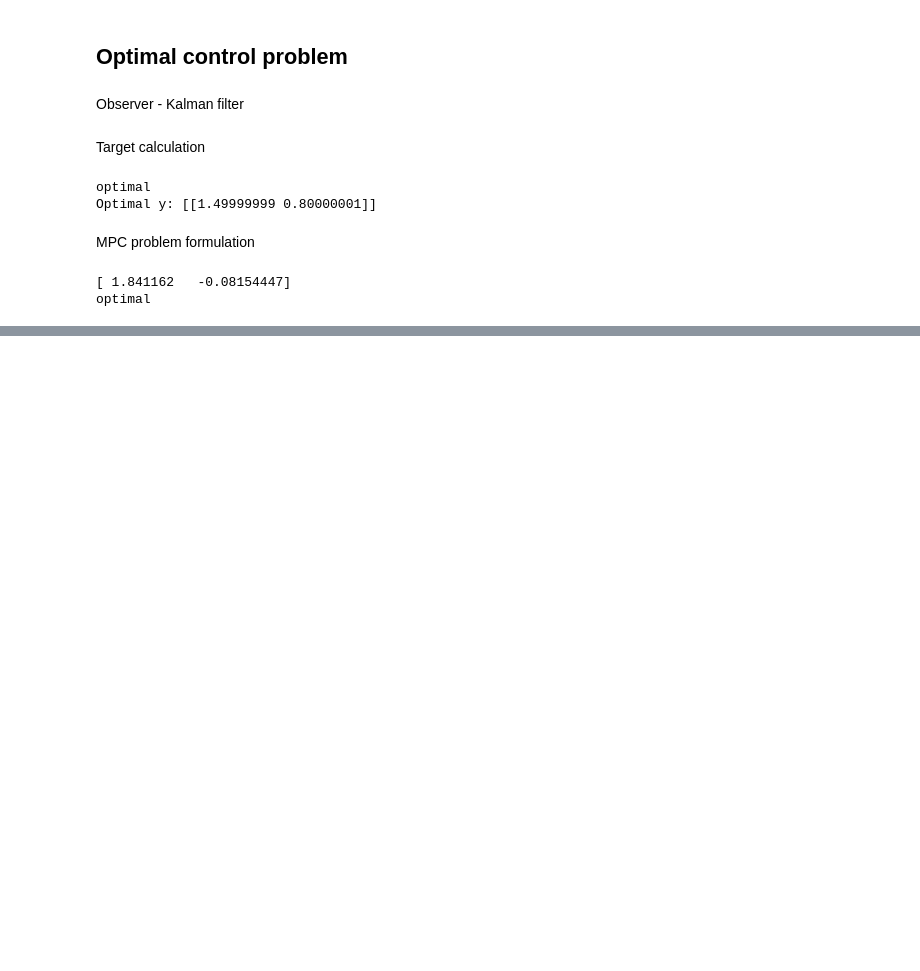
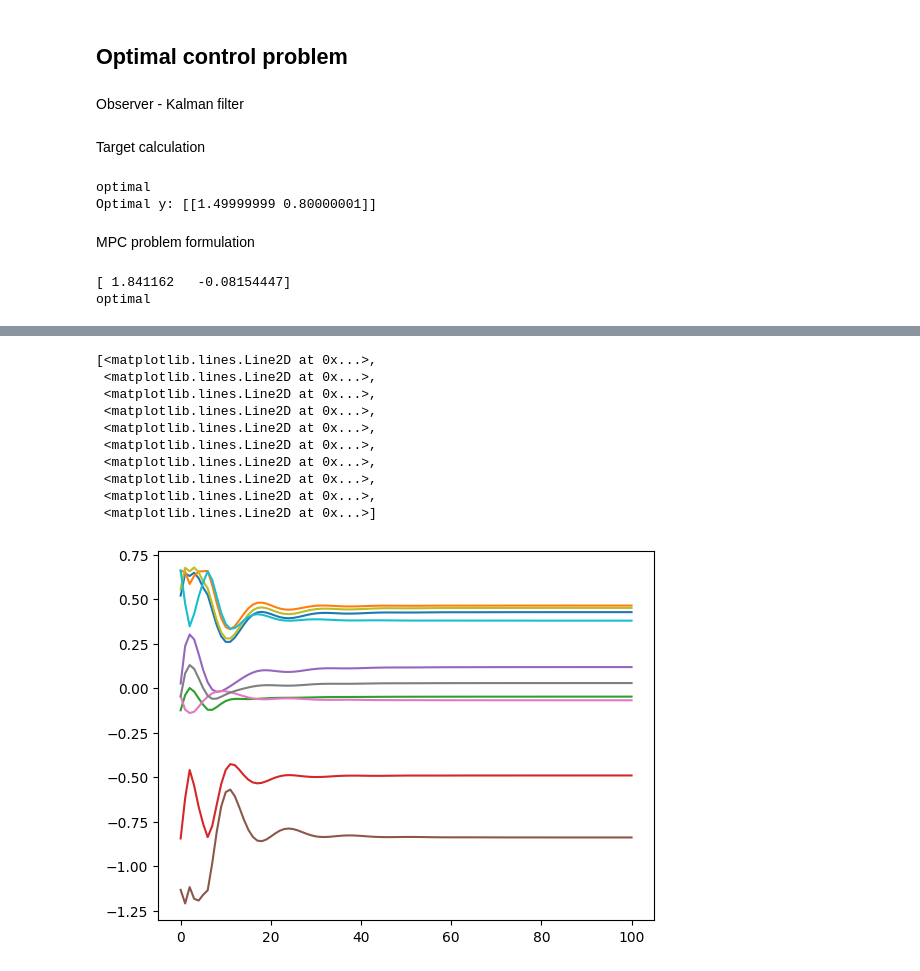
Before and after one commit to PatrikValabek/offset-free-koopman-mpc, a Jupyter notebook: offset_free_C.ipynb, the cells around one changed output, grey strips where cells are left out. Saved outputs shown, nothing was run; the diff lists cells and outputs as text; code cells hidden in the pictures; blank space fills up the shorter version.

```diff
--- a/offset_free_C.ipynb
+++ b/offset_free_C.ipynb
@@ -427,0 +392,14 @@ array([ 0.37969607,  0.54580856, -0.18353908, -0.81496696, -0.07359236,
+# %%
+plt.plot(zs_sim.T)
+# %% [output]
+[<matplotlib.lines.Line2D at 0x...>,
+ <matplotlib.lines.Line2D at 0x...>,
+ <matplotlib.lines.Line2D at 0x...>,
+ <matplotlib.lines.Line2D at 0x...>,
+ <matplotlib.lines.Line2D at 0x...>,
+ <matplotlib.lines.Line2D at 0x...>,
+ <matplotlib.lines.Line2D at 0x...>,
+ <matplotlib.lines.Line2D at 0x...>,
+ <matplotlib.lines.Line2D at 0x...>,
+ <matplotlib.lines.Line2D at 0x...>]
+[figure, added]
```
Also changed, not shown: parts of 7 cells of this notebook, 3 other files.
